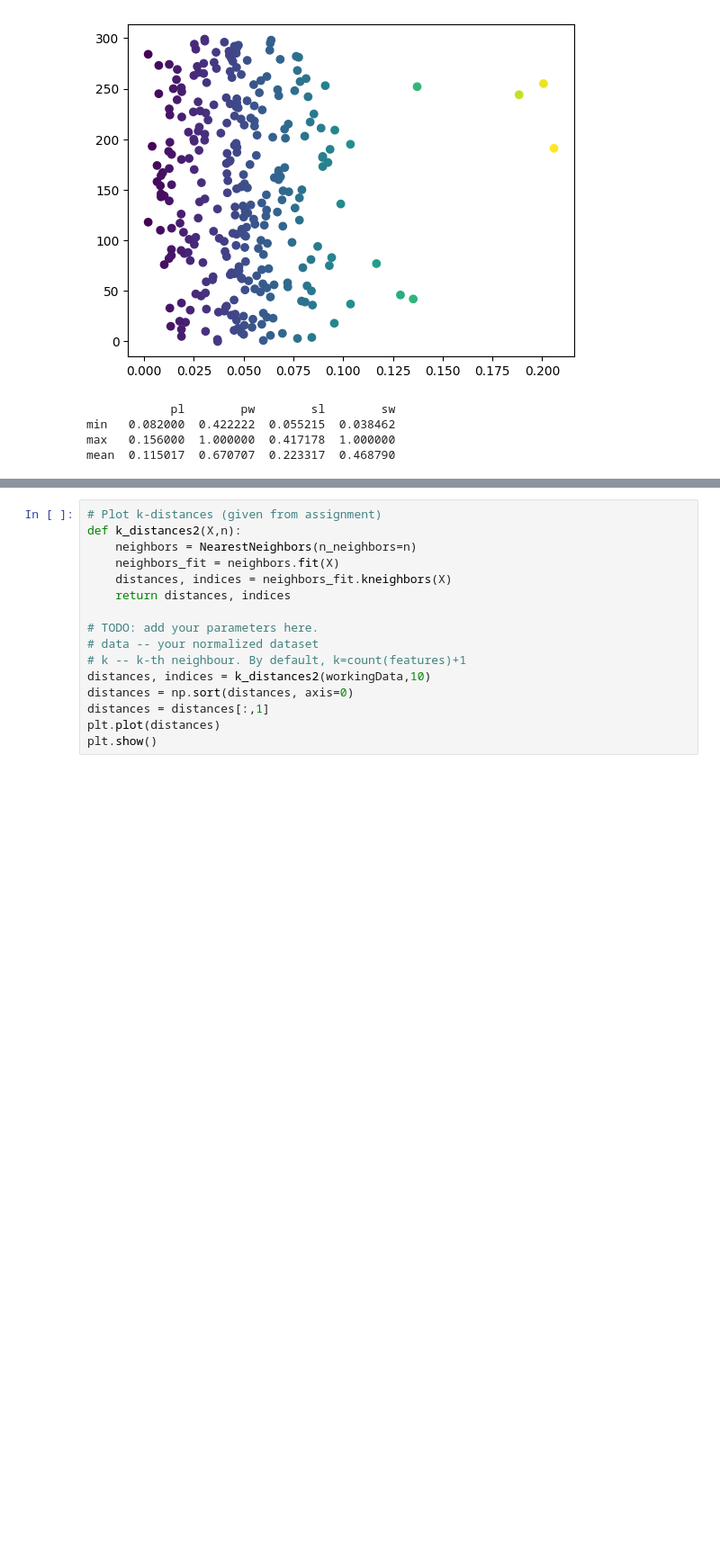
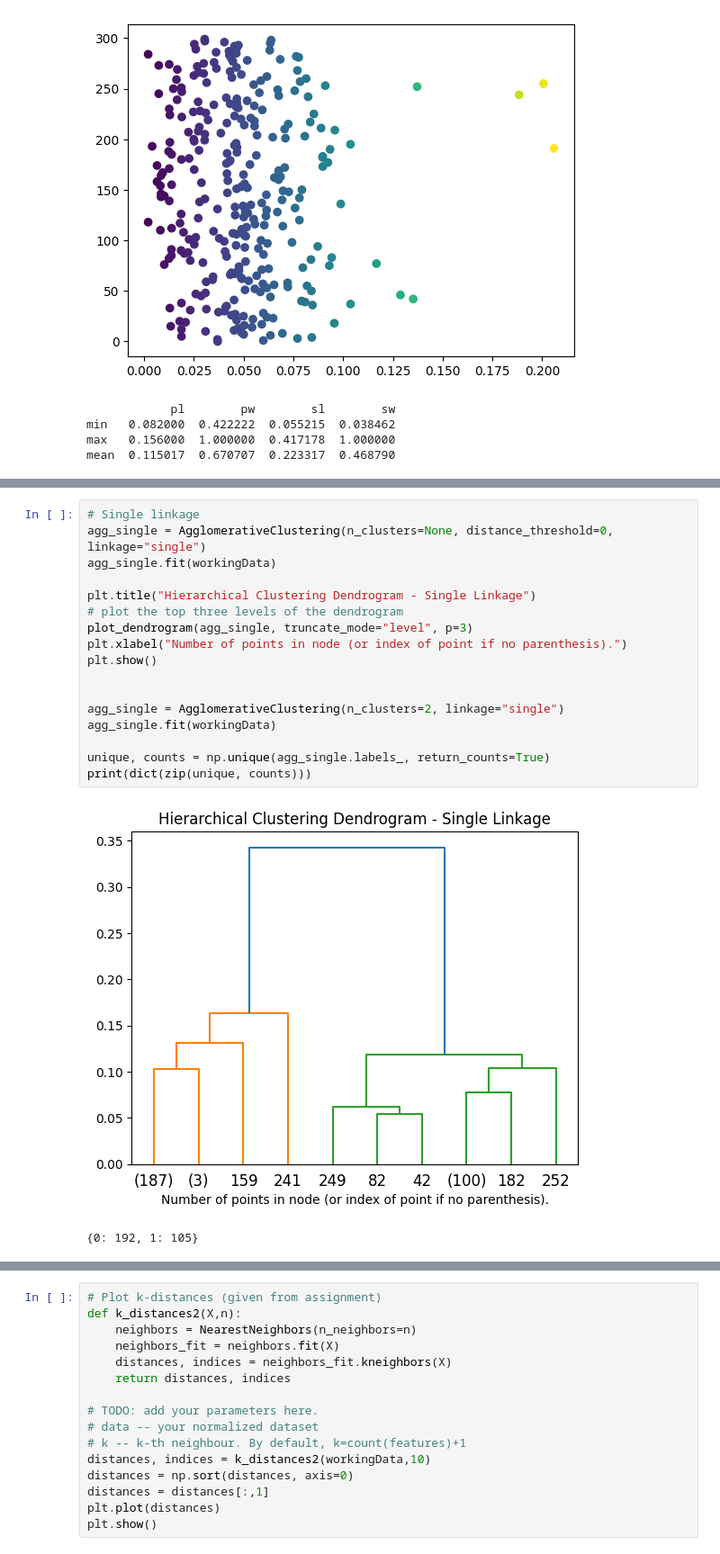
Before and after one commit to otha4350/datamining, a Jupyter notebook: assignment 3/main.ipynb, the cells around one changed output, grey strips where cells are left out. Shown: that part at 90% size. Drawn from its saved outputs; the diff is of its cells as text; blank space fills up the shorter version.

```diff
--- a/assignment 3/main.ipynb
+++ b/assignment 3/main.ipynb
@@ -185,0 +208,20 @@ plt.show()
+# %%
+# Single linkage
+agg_single = AgglomerativeClustering(n_clusters=None, distance_threshold=0, linkage="single")
+agg_single.fit(workingData)
+
+plt.title("Hierarchical Clustering Dendrogram - Single Linkage")
+# plot the top three levels of the dendrogram
+plot_dendrogram(agg_single, truncate_mode="level", p=3)
+plt.xlabel("Number of points in node (or index of point if no parenthesis).")
+plt.show()
+
+
+agg_single = AgglomerativeClustering(n_clusters=2, linkage="single")
+agg_single.fit(workingData)
+
+unique, counts = np.unique(agg_single.labels_, return_counts=True)
+print(dict(zip(unique, counts)))
+# %% [output]
+[figure, added]
+{0: 192, 1: 105}
```
Also changed, not shown: parts of 10 cells of this notebook, 1 other file.
